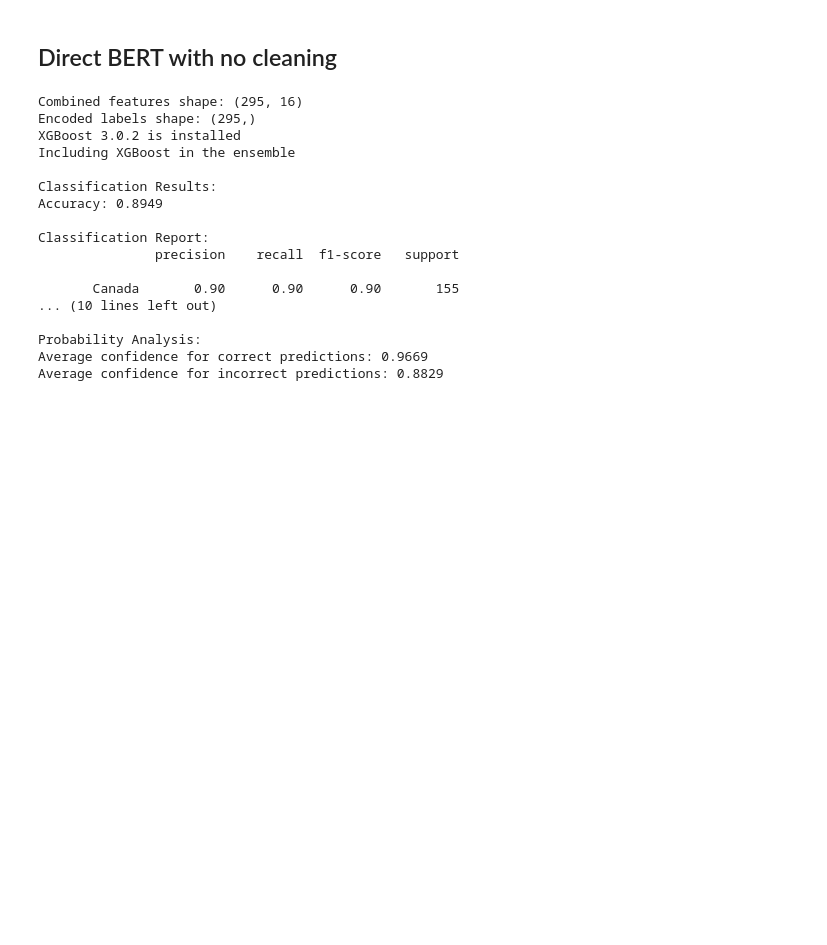
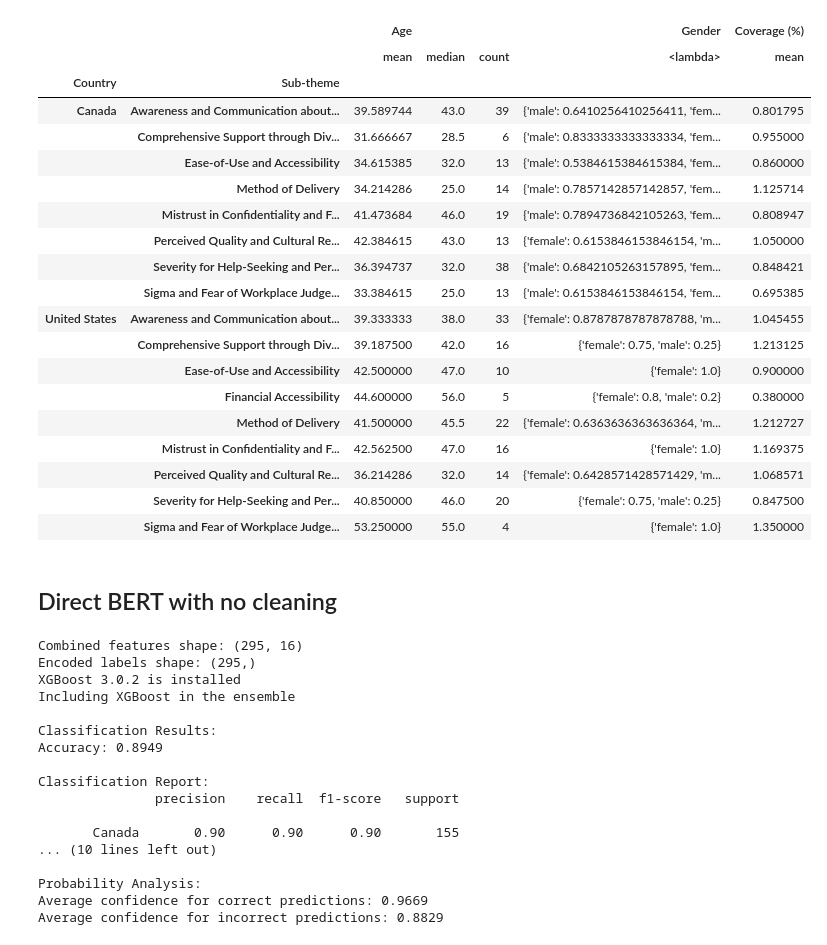
Before and after one commit to javmencia/ReSTORELab, a Jupyter notebook: EAPBert.ipynb, the cells around one changed output. Cells and saved outputs as stored; diff of their text form; code cells hidden in the pictures; blank space fills up the shorter version.

```diff
--- a/EAPBert.ipynb
+++ b/EAPBert.ipynb
@@ -40,3 +40,82 @@ demographic_stats = df.groupby('Country').agg({
     'Gender': lambda x: x.value_counts(normalize=True).to_dict(),
     'Coverage (%)': ['mean', 'median', 'std']
 })
+# %%
+
+# ==============================================
+# THEME ANALYSIS (existing code)
+# ==============================================
+theme_counts = df.groupby(['Country', 'Theme']).size().unstack().fillna(0)
+theme_percentages = theme_counts.div(theme_counts.sum(axis=1), axis=0) * 100
+us_top_themes = theme_counts.loc['United States'].sort_values(ascending=False)
+canada_top_themes = theme_counts.loc['Canada'].sort_values(ascending=False)
+
+# ==============================================
+# SUB-THEME ANALYSIS (new code)
+# ==============================================
+# 1. Count sub-theme frequencies by country
+subtheme_counts = df.groupby(['Country', 'Theme', 'Sub-theme']).size().unstack().fillna(0)
+
+# 2. Calculate percentages
+subtheme_percentages = subtheme_counts.div(subtheme_counts.sum(axis=1), axis=0) * 100
+
+# 3. Get top sub-themes for each country
+us_top_subthemes = df[df['Country']=='United States']['Sub-theme'].value_counts()
+canada_top_subthemes = df[df['Country']=='Canada']['Sub-theme'].value_counts()
+
+# ==============================================
+# PRINT COMBINED RESULTS
+# ==============================================
+print("="*50)
+print("THEME DISTRIBUTION BY COUNTRY (COUNT)")
+print("="*50)
+print(theme_counts)
+print("\n")
+
+print("="*50)
+print("THEME DISTRIBUTION BY COUNTRY (PERCENTAGE)")
+print("="*50)
+print(theme_percentages.round(1))
+print("\n")
+
+print("="*50)
+print("TOP 5 SUB-THEMES IN UNITED STATES")
+print("="*50)
+print(us_top_subthemes.head(5))
+print("\n")
+
+print("="*50)
+print("TOP 5 SUB-THEMES IN CANADA")
+print("="*50)
+print(canada_top_subthemes.head(5))
+print("\n")
+
+print("="*50)
+print("DETAILED SUB-THEME BREAKDOWN BY THEME & COUNTRY")
+print("="*50)
+print(subtheme_counts)
+print("\n")
+
+
+# 5. Demographic breakdown by theme and country
+print("="*50)
+print("DEMOGRAPHIC PROFILE BY THEME AND COUNTRY")
+print("="*50)
+demographic_by_theme_country = df.groupby(['Country', 'Theme']).agg({
+    'Age': ['mean', 'median', 'count'],
+    'Gender': lambda x: x.value_counts(normalize=True).to_dict(),
+    'Coverage (%)': 'mean'
+})
+demographic_by_theme_country
+
+# 5. Demographic breakdown by theme and country
+print("="*50)
+print("DEMOGRAPHIC PROFILE BY SUBTHEME AND COUNTRY")
+print("="*50)
+demographic_by_theme_country = df.groupby(['Country', 'Sub-theme']).agg({
+    'Age': ['mean', 'median', 'count'],
+    'Gender': lambda x: x.value_counts(normalize=True).to_dict(),
+    'Coverage (%)': 'mean'
+})
+demographic_by_theme_country
+# %% [output]
@@ -43,3 +139,23 @@ demographic_stats = df.groupby('Country').agg({
+|  |  | Age |  |  | Gender | Coverage (%) |
+|  |  | mean | median | count | <lambda> | mean |
+| Country | Sub-theme |  |  |  |  |  |
+| Canada | Awareness and Communication about... | 39.589744 | 43.0 | 39 | {'male': 0.6410256410256411, 'fem... | 0.801795 |
+|  | Comprehensive Support through Div... | 31.666667 | 28.5 | 6 | {'male': 0.8333333333333334, 'fem... | 0.955000 |
+|  | Ease-of-Use and Accessibility | 34.615385 | 32.0 | 13 | {'male': 0.5384615384615384, 'fem... | 0.860000 |
+|  | Method of Delivery | 34.214286 | 25.0 | 14 | {'male': 0.7857142857142857, 'fem... | 1.125714 |
+|  | Mistrust in Confidentiality and F... | 41.473684 | 46.0 | 19 | {'male': 0.7894736842105263, 'fem... | 0.808947 |
+|  | Perceived Quality and Cultural Re... | 42.384615 | 43.0 | 13 | {'female': 0.6153846153846154, 'm... | 1.050000 |
+|  | Severity for Help-Seeking and Per... | 36.394737 | 32.0 | 38 | {'male': 0.6842105263157895, 'fem... | 0.848421 |
+|  | Sigma and Fear of Workplace Judge... | 33.384615 | 25.0 | 13 | {'male': 0.6153846153846154, 'fem... | 0.695385 |
+| United States | Awareness and Communication about... | 39.333333 | 38.0 | 33 | {'female': 0.8787878787878788, 'm... | 1.045455 |
+|  | Comprehensive Support through Div... | 39.187500 | 42.0 | 16 | {'female': 0.75, 'male': 0.25} | 1.213125 |
+|  | Ease-of-Use and Accessibility | 42.500000 | 47.0 | 10 | {'female': 1.0} | 0.900000 |
+|  | Financial Accessibility | 44.600000 | 56.0 | 5 | {'female': 0.8, 'male': 0.2} | 0.380000 |
+|  | Method of Delivery | 41.500000 | 45.5 | 22 | {'female': 0.6363636363636364, 'm... | 1.212727 |
+|  | Mistrust in Confidentiality and F... | 42.562500 | 47.0 | 16 | {'female': 1.0} | 1.169375 |
+|  | Perceived Quality and Cultural Re... | 36.214286 | 32.0 | 14 | {'female': 0.6428571428571429, 'm... | 1.068571 |
+|  | Severity for Help-Seeking and Per... | 40.850000 | 46.0 | 20 | {'female': 0.75, 'male': 0.25} | 0.847500 |
+|  | Sigma and Fear of Workplace Judge... | 53.250000 | 55.0 | 4 | {'female': 1.0} | 1.350000 |
 # %% [markdown]
 ## Direct BERT with no cleaning
 # %%
```
Also changed, not shown: parts of 1 cell of this notebook.
